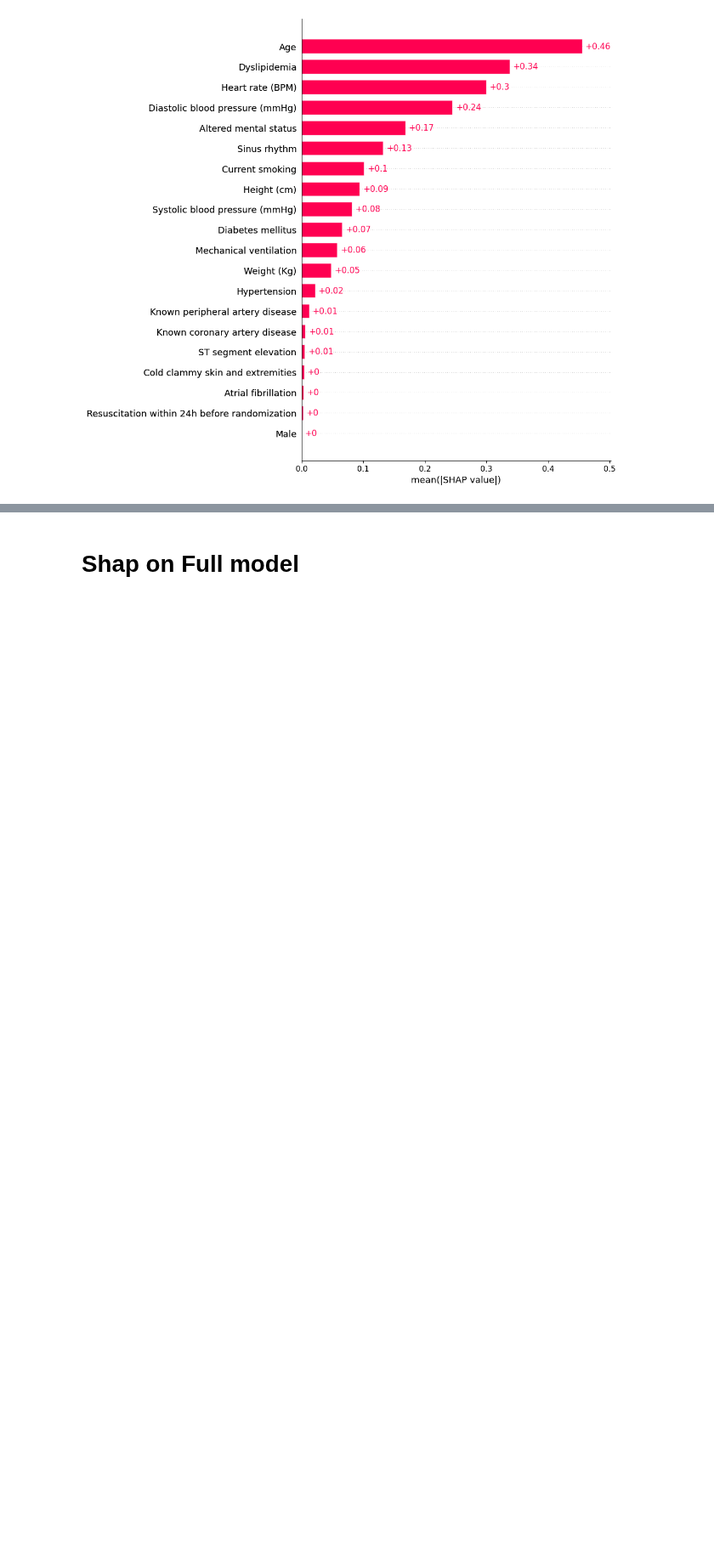
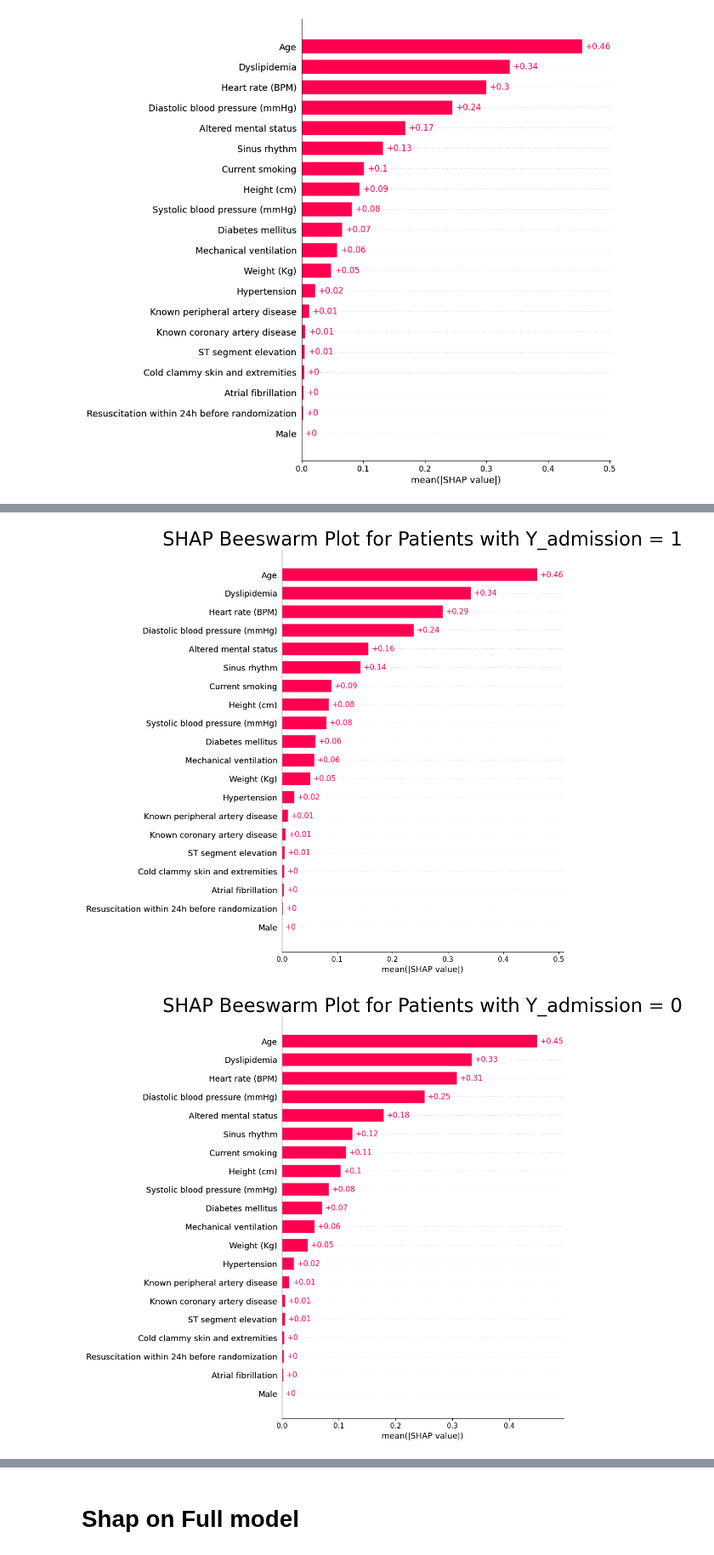
Before and after one commit to N-Nieto/MACRO_experiments, a Jupyter notebook: code/plot/plot_shap_review_1.ipynb, the cells around one changed output, grey strips where cells are left out. Shown at 85% size. Drawn from its saved outputs; the diff is of its cells as text; code cells hidden in the pictures; blank space fills up the shorter version.

```diff
--- a/code/plot/plot_shap_review_1.ipynb
+++ b/code/plot/plot_shap_review_1.ipynb
@@ -87 +89,34 @@ shap.plots.bar(shap_values, max_display=13)
+# %%
+# Filter the data for patients where Y_admission = 1
+mask_admission_1 = Y_admission['fu_ce_death_le30d_yn'] == 1
+shap_values_admission_1 = shap.Explanation(
+	values=shap_values.values[mask_admission_1],
+	base_values=shap_values.base_values[mask_admission_1],
+	data=shap_values.data[mask_admission_1],
+	feature_names=shap_values.feature_names
+)
+
+# Plot the SHAP values as a beeswarm plot for patients where Y_admission = 1
+shap.plots.bar(shap_values_admission_1, max_display=20, show=False)
+plt.title("SHAP Beeswarm Plot for Patients with Y_admission = 1")
+# plt.colorbar(location="right", label="Feature value", ticks=[], shrink=0.3)
+plt.show()
+
+# Filter the data for patients where Y_admission = 0
+mask_admission_0 = Y_admission['fu_ce_death_le30d_yn'] == 0
+shap_values_admission_0 = shap.Explanation(
+	values=shap_values.values[mask_admission_0],
+	base_values=shap_values.base_values[mask_admission_0],
+	data=shap_values.data[mask_admission_0],
+	feature_names=shap_values.feature_names
+)
+
+# Plot the SHAP values as a beeswarm plot for patients where Y_admission = 0
+shap.plots.bar(shap_values_admission_0, max_display=20, show=False)
+plt.title("SHAP Beeswarm Plot for Patients with Y_admission = 0")
+# plt.colorbar(location="right", label="Feature value", ticks=[], shrink=0.3)
+plt.show()
+# %% [output]
+[figure, added]
+[figure, added]
 # %%
```
Also changed, not shown: parts of 3 cells of this notebook, 11 other files.
